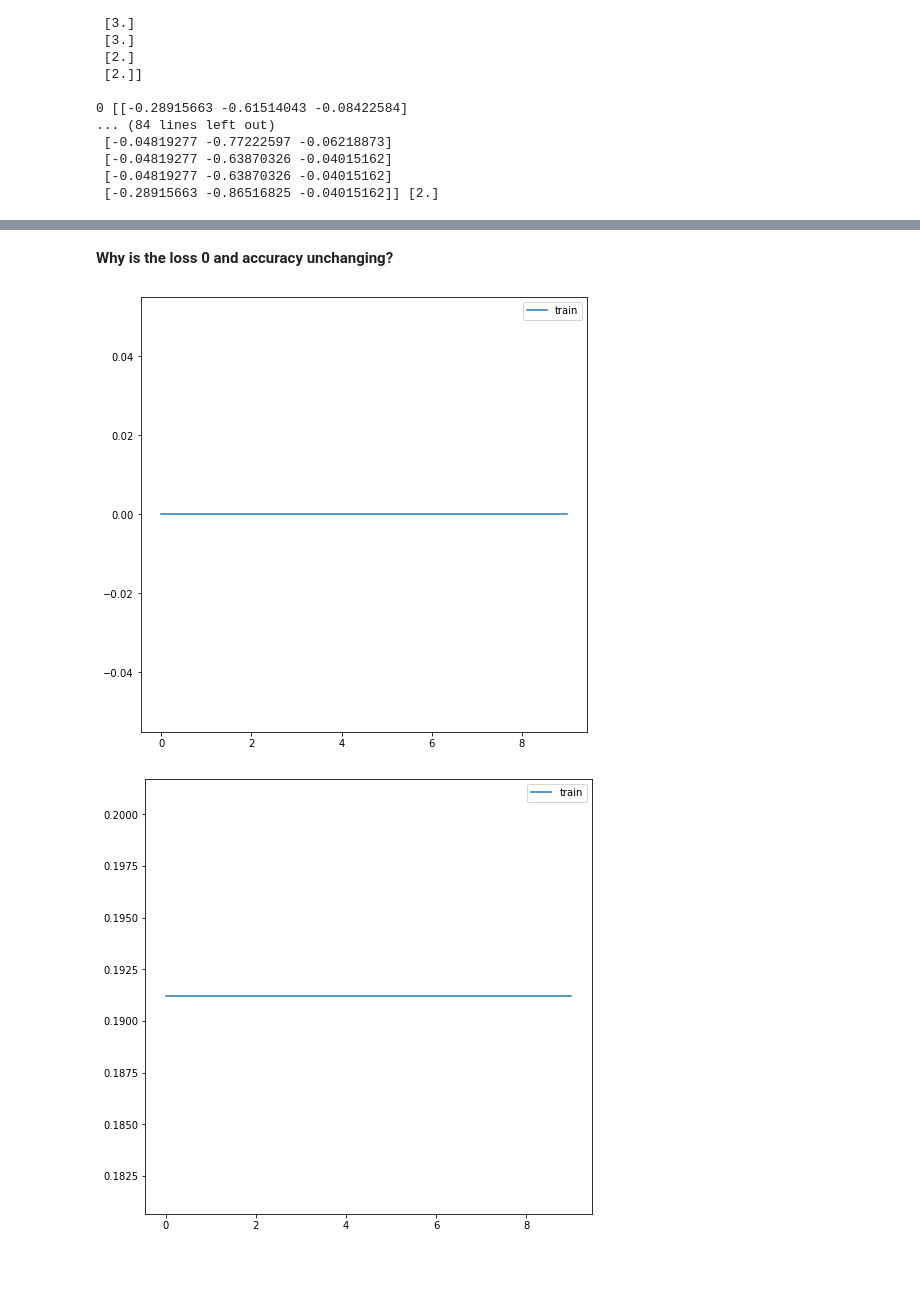
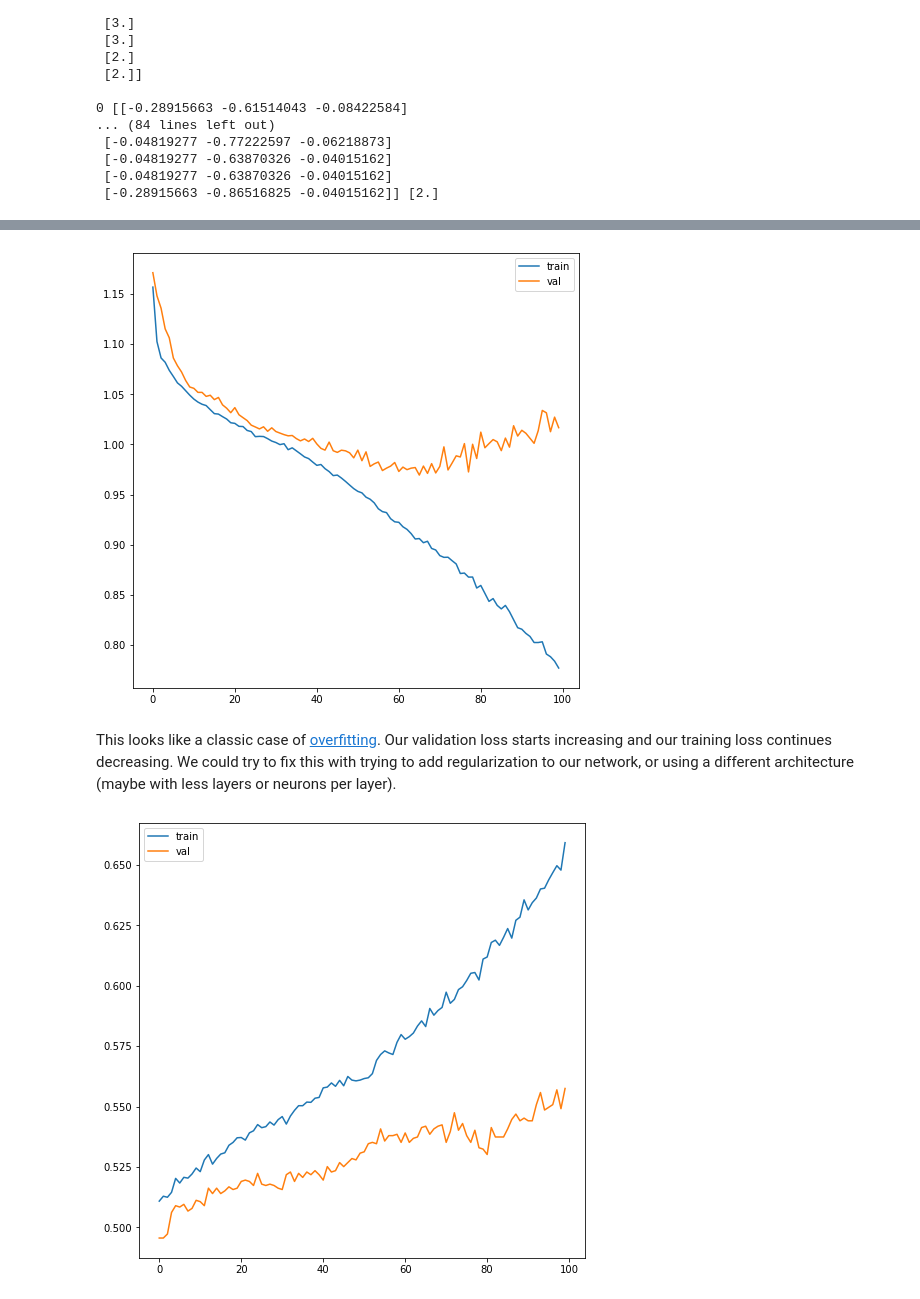
Before and after one commit to NVE/avalanche_ml, a Jupyter notebook: notebooks/training/neural_networks.ipynb, the cells around one changed output, grey strips where cells are left out. Drawn from its saved outputs; the diff is of its cells as text; code cells hidden in the pictures; blank space fills up the shorter version.

Commit message:
now we have a working example of using a lstm while inputting multivariate time series data

```diff
--- a/notebooks/training/neural_networks.ipynb
+++ b/notebooks/training/neural_networks.ipynb
@@ -470,6 +495,7 @@ def batch_data(x, y, length):
     print(X.shape, Y.shape)
     return X, Y
 # %%
-batchX, batchY = batch_data(X_concat, y_concat, sequence_length)
+batchX_train, batchY_train = batch_data(X_concat_train, y_concat_train, sequence_length)
+batchX_val, batchY_val = batch_data(X_concat_val, y_concat_val, sequence_length)
 # %% [output]
 (9336, 8, 3) (9336, 1)
@@ -503,17 +659,18 @@ False
 # %%
-np.random.seed(42)
-tf.random.set_seed(42)
+input_neurons = 64
+output_neurons = len(np.unique(batchY_train))
+batch_size = 8
+drop = 0.25
 
-nodes = 50
-batch_size = 8
-timesteps = batchX.shape[1]
-features = batchX.shape[2]
+timesteps = batchX_train.shape[1]
+features = batchX_train.shape[2]
 
 # design network
 model = tf.keras.models.Sequential()
-model.add(LSTM(nodes, input_shape=(timesteps, features)))
-model.add(Dense(nodes))
-model.add(Dense(1, activation='softmax'))
+model.add(LSTM(input_neurons, input_shape=(timesteps, features)))
+model.add(Dense(input_neurons, activation='relu'))
+model.add(Dropout(drop))
+model.add(Dense(output_neurons, activation='softmax'))
 
 model.summary()
 # %% [output]
@@ -534,9 +697,16 @@ _________________________________________________________________
 # %%
-# specify loss and optimizer
-criterion = tf.keras.losses.CategoricalCrossentropy()
-optimizer = tf.keras.optimizers.Adam(lr=1e-8)
+# specify hyperparams here
+num_epochs = 100
+alpha = 1e-3
+criterion = tf.keras.losses.SparseCategoricalCrossentropy()
+optimizer = tf.keras.optimizers.Adam(lr=alpha)
 
 # compile and fit model
-model.compile(loss=criterion, optimizer=optimizer, metrics=['accuracy'])
-history = model.fit(batchX, batchY, epochs=10, verbose=2, shuffle=False)
+model.compile(loss=criterion,
+              optimizer=optimizer,
+              metrics=['sparse_categorical_accuracy'])
+
+history = model.fit(batchX_train, batchY_train,
+                    validation_data=(batchX_val, batchY_val),
+                    epochs=num_epochs, verbose=2, shuffle=False)
 # %% [output]
@@ -563,24 +730,24 @@ Epoch 10/10
-# %% [markdown]
-**Why is the loss 0 and accuracy unchanging?**
 # %%
 # plot history
 fig, ax = plt.subplots(figsize=(8, 8))
 
 ax.plot(history.history['loss'], label='train')
-#ax.plot(history.history['val_loss'], label='test')
+ax.plot(history.history['val_loss'], label='val')
 
 ax.legend()
 plt.show()
 # %% [output]
-[figure, old version]
+[figure, new version]
+# %% [markdown]
+This looks like a classic case of [overfitting](https://en.wikipedia.org/wiki/Overfitting). Our validation loss starts increasing and our training loss continues decreasing. We could try to fix this with trying to add regularization to our network, or using a different architecture (maybe with less layers or neurons per layer).
 # %%
 # plot history
 fig, ax = plt.subplots(figsize=(8, 8))
 
-ax.plot(history.history['accuracy'], label='train')
-#ax.plot(history.history['val_loss'], label='test')
+ax.plot(history.history['sparse_categorical_accuracy'], label='train')
+ax.plot(history.history['val_sparse_categorical_accuracy'], label='val')
 
 ax.legend()
 plt.show()
 # %% [output]
-[figure, old version]
+[figure, new version]
```
Also changed, not shown: parts of 22 cells of this notebook.
